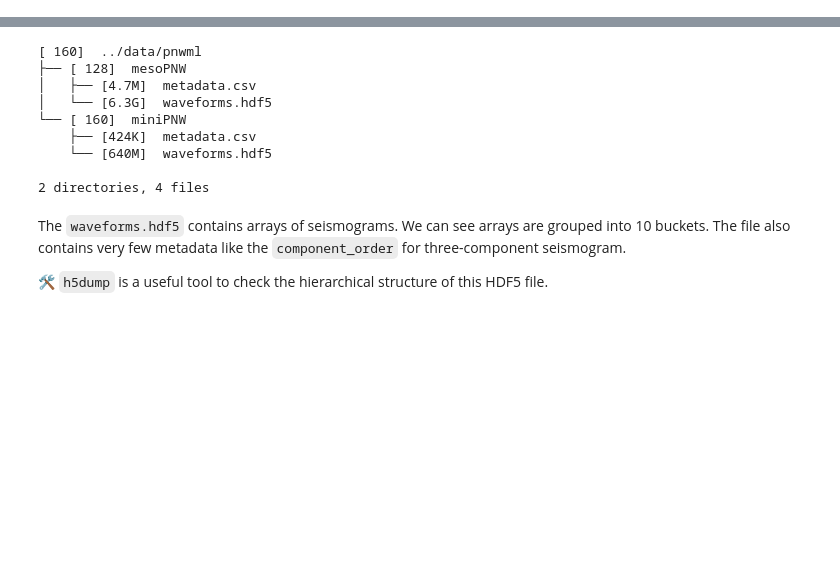
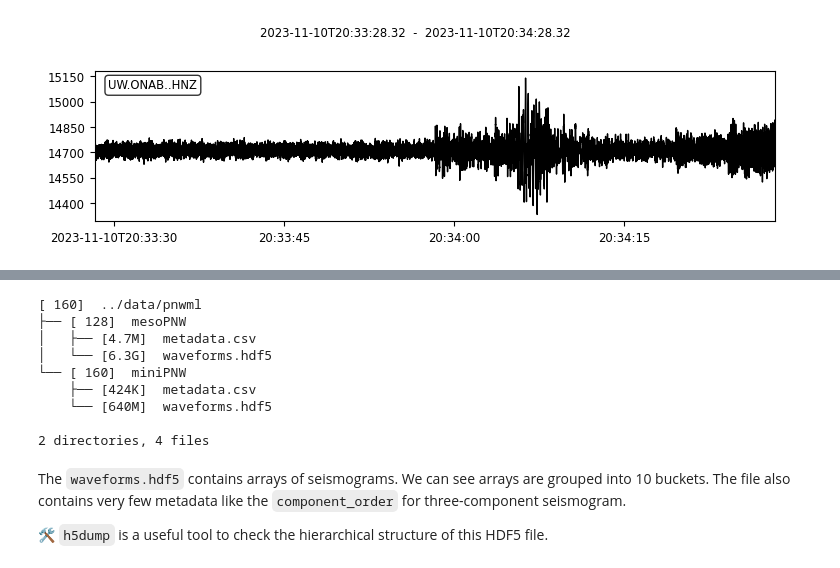
Before and after one commit to cascadiaquakes/2025_ML_TSC, a Jupyter notebook: notebooks/niyiyu/curated_pnw_dataset_seisbench.ipynb, the cells around one changed output, grey strips where cells are left out. Saved outputs shown, nothing was run; the diff lists cells and outputs as text; code cells hidden in the pictures; blank space fills up the shorter version.

```diff
--- a/notebooks/niyiyu/curated_pnw_dataset_seisbench.ipynb
+++ b/notebooks/niyiyu/curated_pnw_dataset_seisbench.ipynb
@@ -17,0 +76,3 @@ import seisbench.generate as sbg
+# %%
+quakexml = f"https://earthquake.usgs.gov/fdsnws/event/1/query?eventid={eid}&format=quakeml"
+print(quakexml)
@@ -17,0 +83,7 @@ import seisbench.generate as sbg
+# %%
+event = obspy.read_events(quakexml)[0]
+
+# show the first 3 picks
+for p in event.picks[:3]:
+    print("-"*100)
+    print(p)
@@ -17,0 +110,5 @@ import seisbench.generate as sbg
+# %%
+client_iris = obspy.clients.fdsn.Client("IRIS")
+# %%
+pk = event.picks[0]
+pk
@@ -17,0 +125,12 @@ import seisbench.generate as sbg
+# %%
+ptime = pk.time
+net = pk.waveform_id.network_code
+sta = pk.waveform_id.station_code
+loc = pk.waveform_id.location_code
+cha = pk.waveform_id.channel_code
+
+s = client_iris.get_waveforms(network=net, station=sta, location=loc, channel=cha,
+                              starttime=ptime-30, endtime=ptime+30) # get 60-second waveform
+s.plot();
+# %% [output]
+[figure, added]
```
Also changed, not shown: parts of 34 cells of this notebook.
